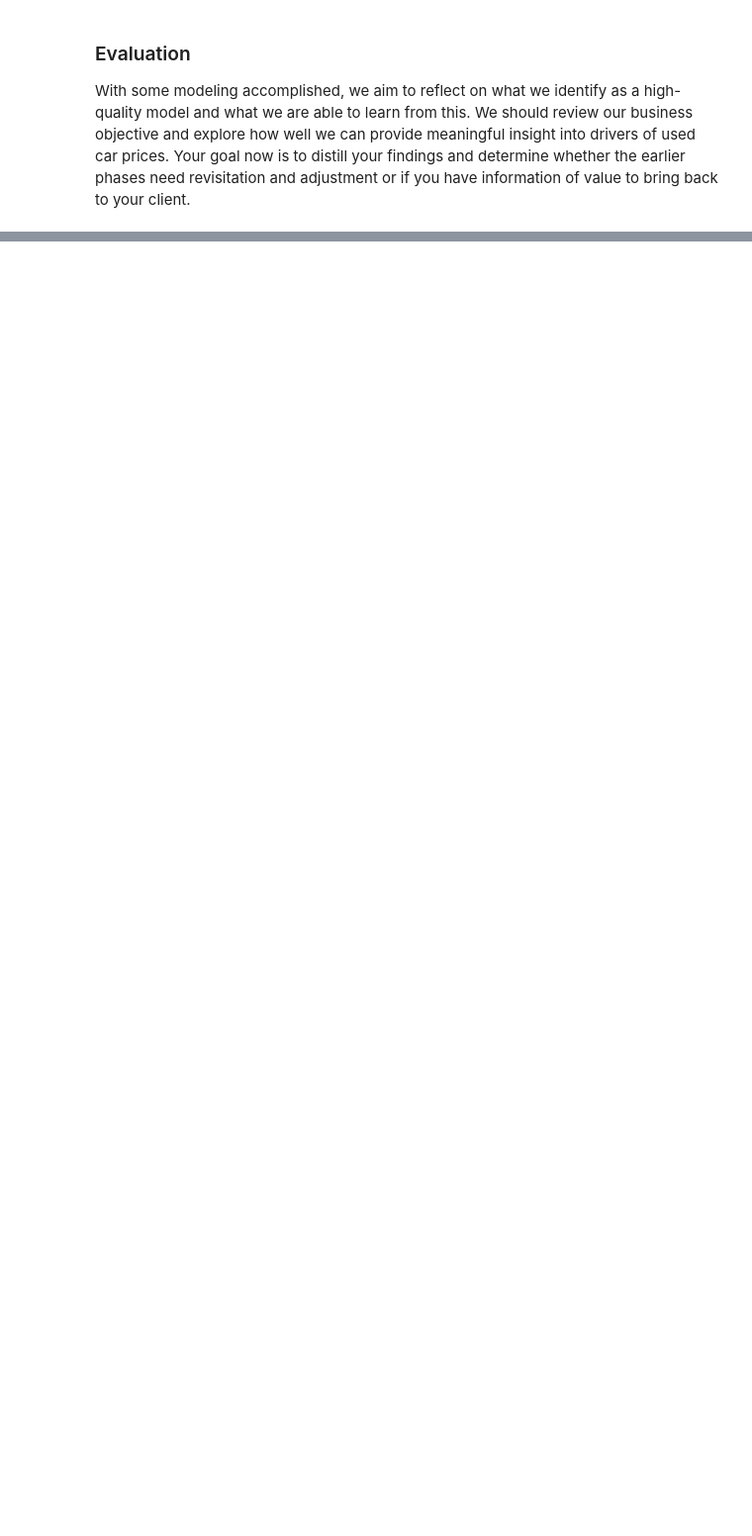
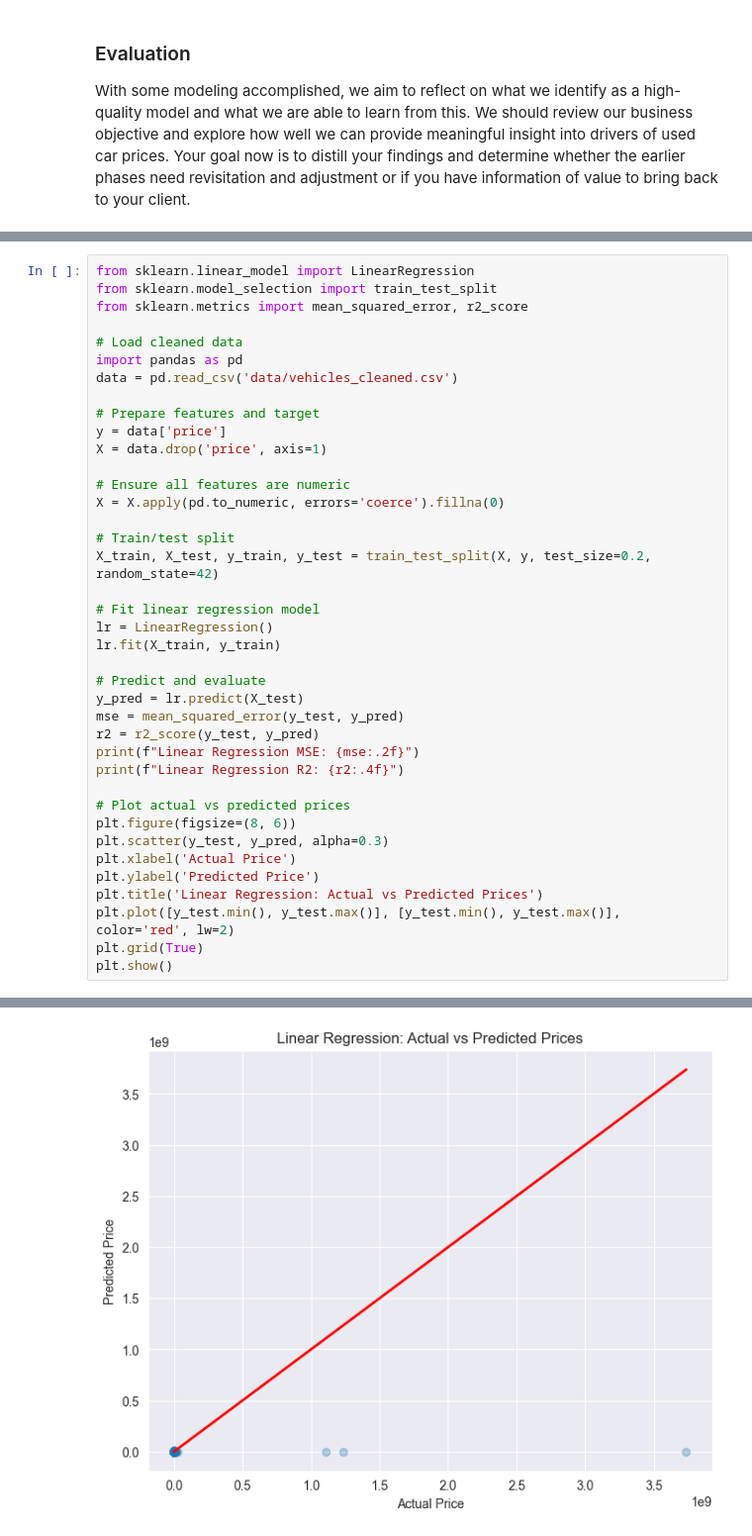
Before and after one commit to licyambrose/carpriceproject, a Jupyter notebook: used_car_price.ipynb, the cells around one changed output, grey strips where cells are left out. Shown: that part at 99% size. Cells and saved outputs as stored; diff of their text form; blank space fills up the shorter version.

```diff
--- a/used_car_price.ipynb
+++ b/used_car_price.ipynb
@@ -235,0 +228,40 @@ Now that we've settled on our models and findings, it is time to deliver the inf
+# %%
+from sklearn.linear_model import LinearRegression
+from sklearn.model_selection import train_test_split
+from sklearn.metrics import mean_squared_error, r2_score
+
+# Load cleaned data
+import pandas as pd
+data = pd.read_csv('data/vehicles_cleaned.csv')
+
+# Prepare features and target
+y = data['price']
+X = data.drop('price', axis=1)
+
+# Ensure all features are numeric
+X = X.apply(pd.to_numeric, errors='coerce').fillna(0)
+
+# Train/test split
+X_train, X_test, y_train, y_test = train_test_split(X, y, test_size=0.2, random_state=42)
+
+# Fit linear regression model
+lr = LinearRegression()
+lr.fit(X_train, y_train)
+
+# Predict and evaluate
+y_pred = lr.predict(X_test)
+mse = mean_squared_error(y_test, y_pred)
+r2 = r2_score(y_test, y_pred)
+print(f"Linear Regression MSE: {mse:.2f}")
+print(f"Linear Regression R2: {r2:.4f}")
+
+# Plot actual vs predicted prices
+plt.figure(figsize=(8, 6))
+plt.scatter(y_test, y_pred, alpha=0.3)
+plt.xlabel('Actual Price')
+plt.ylabel('Predicted Price')
+plt.title('Linear Regression: Actual vs Predicted Prices')
+plt.plot([y_test.min(), y_test.max()], [y_test.min(), y_test.max()], color='red', lw=2)
+plt.grid(True)
+plt.show()
+# %% [output]
@@ -235,0 +270 @@ Now that we've settled on our models and findings, it is time to deliver the inf
+[figure, added]
```
Also changed, not shown: parts of 6 cells of this notebook.
